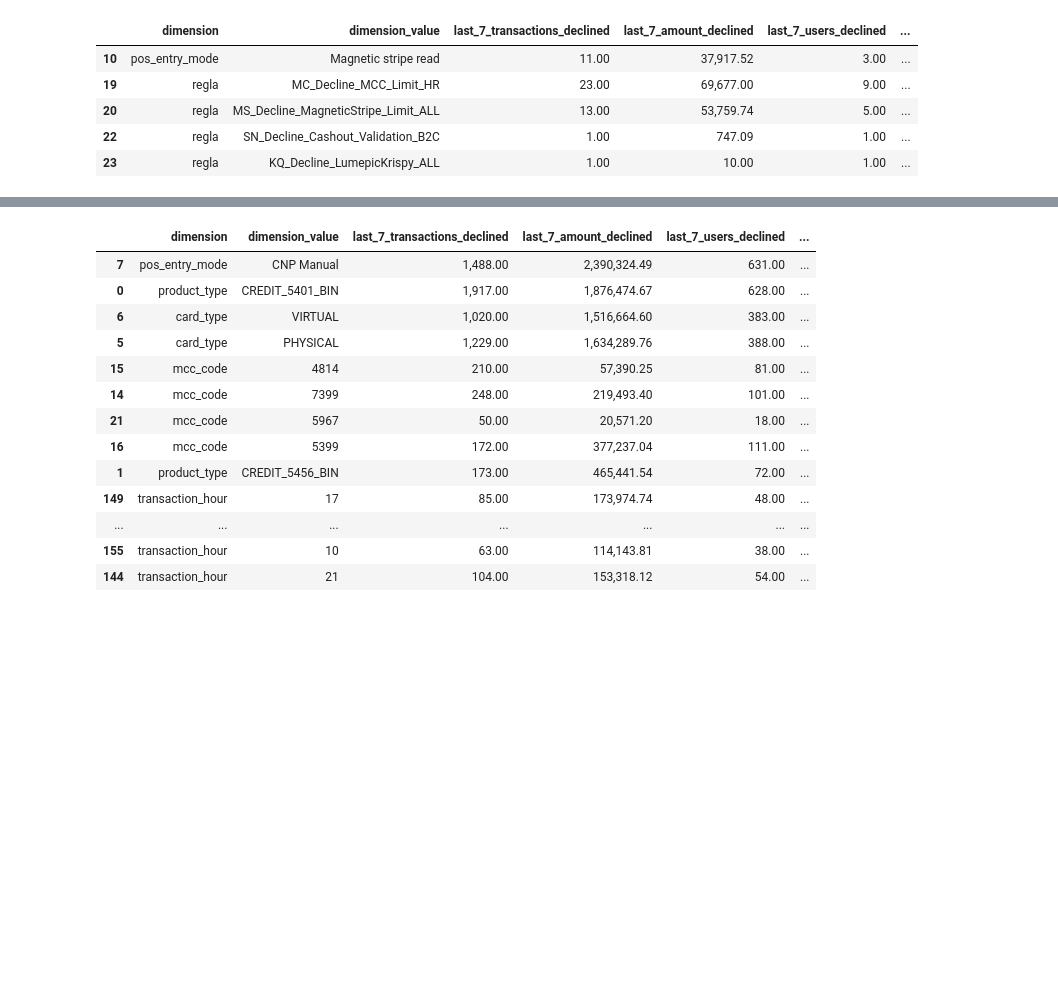
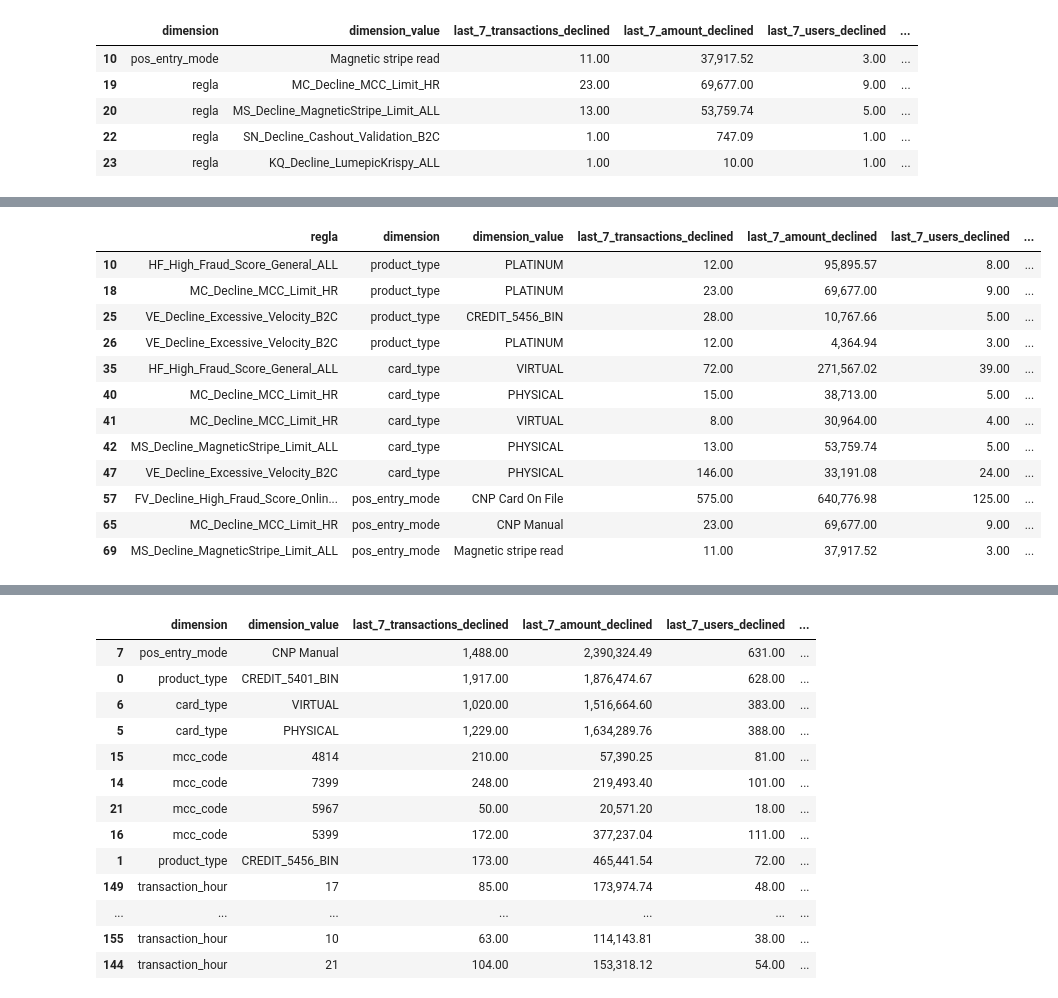
Before and after one commit to camila-cusi-klar/fraud-agentic-ai, a Jupyter notebook: analyze-fraud-rules/cpc-analyze-fraud-rules.ipynb, the cells around one changed output, grey strips where cells are left out. Saved outputs shown, nothing was run; the diff lists cells and outputs as text; code cells hidden in the pictures; blank space fills up the shorter version.

```diff
--- a/analyze-fraud-rules/cpc-analyze-fraud-rules.ipynb
+++ b/analyze-fraud-rules/cpc-analyze-fraud-rules.ipynb
@@ -874,0 +1012,24 @@ all_dimension_breakdowns[
+# %%
+all_rule_dimension_breakdowns[
+    ~(all_rule_dimension_breakdowns["dimension"].isin(['mcc_code','transaction_hour']))
+    & ((all_rule_dimension_breakdowns["transactions_declined_change"] >= 0)
+    |(all_rule_dimension_breakdowns["amount_declined_pct_change"] >= 5)
+        |(all_rule_dimension_breakdowns["users_declined_pct_change"] >= 0)
+    )
+    & (all_rule_dimension_breakdowns["last_7_transactions_declined"] > 2)
+    & (all_rule_dimension_breakdowns['last_7_users_declined'] > 1)
+][['regla','dimension','dimension_value','last_7_transactions_declined', 'last_7_amount_declined', 'last_7_users_declined', 'transactions_declined_pct_change', 'amount_declined_pct_change', 'users_declined_pct_change']]
+# %% [output]
+|  | regla | dimension | dimension_value | last_7_transactions_declined | last_7_amount_declined | last_7_users_declined | ... |
+| 10 | HF_High_Fraud_Score_General_ALL | product_type | PLATINUM | 12.00 | 95,895.57 | 8.00 | ... |
+| 18 | MC_Decline_MCC_Limit_HR | product_type | PLATINUM | 23.00 | 69,677.00 | 9.00 | ... |
+| 25 | VE_Decline_Excessive_Velocity_B2C | product_type | CREDIT_5456_BIN | 28.00 | 10,767.66 | 5.00 | ... |
+| 26 | VE_Decline_Excessive_Velocity_B2C | product_type | PLATINUM | 12.00 | 4,364.94 | 3.00 | ... |
+| 35 | HF_High_Fraud_Score_General_ALL | card_type | VIRTUAL | 72.00 | 271,567.02 | 39.00 | ... |
+| 40 | MC_Decline_MCC_Limit_HR | card_type | PHYSICAL | 15.00 | 38,713.00 | 5.00 | ... |
+| 41 | MC_Decline_MCC_Limit_HR | card_type | VIRTUAL | 8.00 | 30,964.00 | 4.00 | ... |
+| 42 | MS_Decline_MagneticStripe_Limit_ALL | card_type | PHYSICAL | 13.00 | 53,759.74 | 5.00 | ... |
+| 47 | VE_Decline_Excessive_Velocity_B2C | card_type | PHYSICAL | 146.00 | 33,191.08 | 24.00 | ... |
+| 57 | FV_Decline_High_Fraud_Score_Onlin... | pos_entry_mode | CNP Card On File | 575.00 | 640,776.98 | 125.00 | ... |
+| 65 | MC_Decline_MCC_Limit_HR | pos_entry_mode | CNP Manual | 23.00 | 69,677.00 | 9.00 | ... |
+| 69 | MS_Decline_MagneticStripe_Limit_ALL | pos_entry_mode | Magnetic stripe read | 11.00 | 37,917.52 | 3.00 | ... |
```
Also changed, not shown: parts of 11 cells of this notebook, 3 other files.
